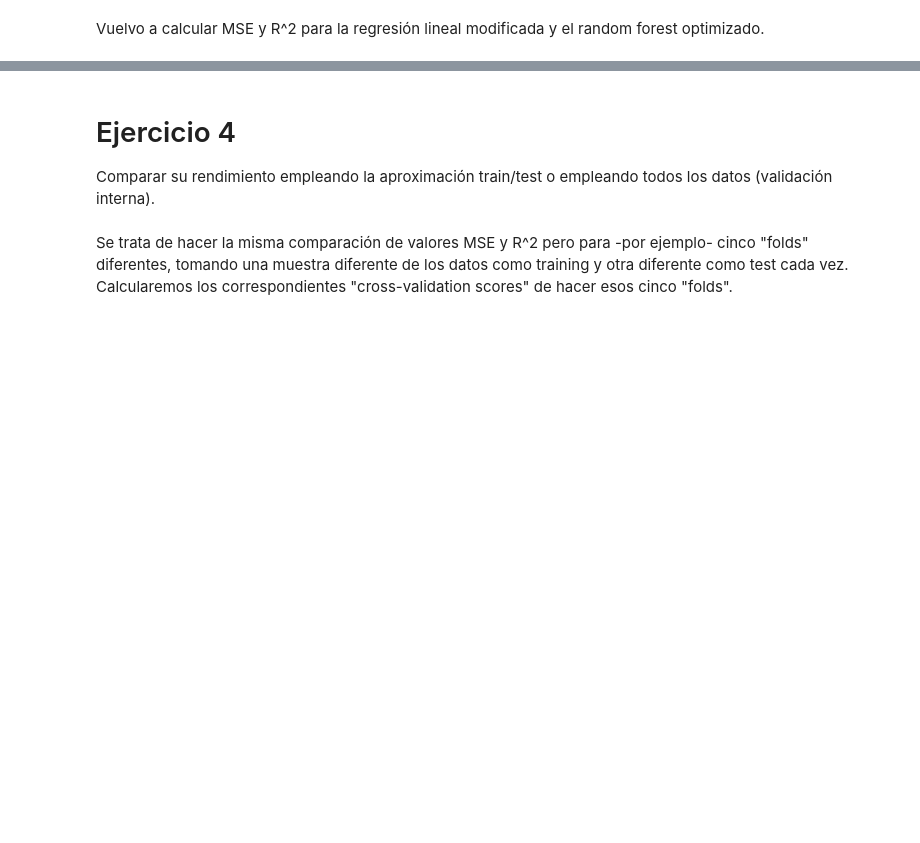
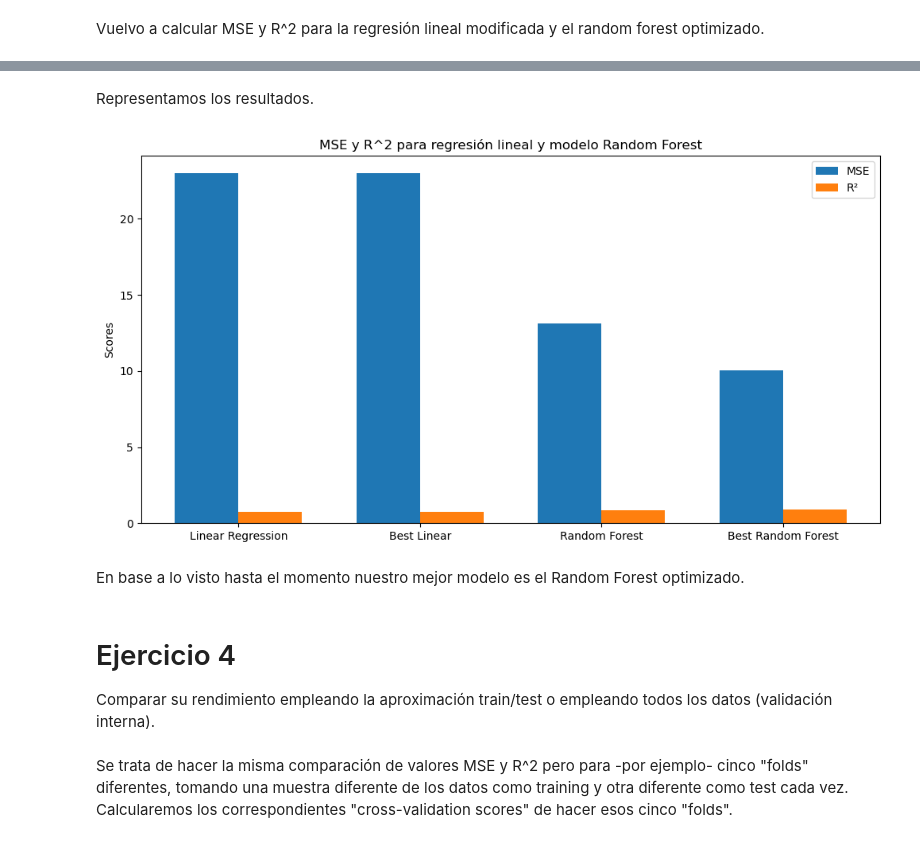
Before and after one commit to karel10/ML_regressions, a Jupyter notebook: Tarea M6 T01.ipynb, the cells around one changed output, grey strips where cells are left out. Cells and saved outputs as stored; diff of their text form; code cells hidden in the pictures; blank space fills up the shorter version.

```diff
--- a/Tarea M6 T01.ipynb
+++ b/Tarea M6 T01.ipynb
@@ -750,14 +754,14 @@ Y_pred_rf_opt = regresion_rf_opt.predict(X_test)
 Vuelvo a calcular MSE y R^2 para la regresión lineal modificada y el random forest optimizado.
 # %%
 print(X_train.columns)
-print('Coefficients:', regresion_lineal_alt.coef_)
-print('Intercept:', regresion_lineal_alt.intercept_)
+print('Coefficients:', best_linear.coef_)
+print('Intercept:', best_linear.intercept_)
 
 # MSE
-mse_lineal_alt = mean_squared_error(Y_test, Y_pred_lineal_alt)
-print('MSE = '+str(mse_lineal_alt))
+mse_best_linear = mean_squared_error(Y_test, Y_best_linear)
+print('MSE = '+str(mse_lineal))
 # R^2
-r2_lineal_alt = r2_score(Y_test, Y_pred_lineal_alt)
-print('R^2 = ' + str(r2_lineal_alt))
+r2_best_linear = r2_score(Y_test, Y_best_linear)
+print('R^2 = ' + str(r2_lineal))
 # %% [output]
 Index(['CRIM', 'ZN', 'INDUS', 'CHAS', 'NOX', 'RM', 'AGE', 'DIS', 'TAX',
@@ -775,12 +781,12 @@ R^2 = 0.6588700564063026
 # %%
 print(X_train.columns)
-print('Feature Importances:', regresion_rf_opt.feature_importances_)  # Nos da la importancia relativa o "peso" de cada "feature" en la predicción.
+print('Feature Importances:', best_rf.feature_importances_)  # Nos da la importancia relativa o "peso" de cada "feature" en la predicción.
 
 # Mean squared error (MSE):
-mse_rf_opt = mean_squared_error(Y_test, Y_pred_rf_opt)
-print('MSE = '+str(mse_rf_opt))
+mse_best_rf = mean_squared_error(Y_test, Y_pred_best_rf)
+print('MSE = '+str(mse_best_rf))
 # R^2
-r2_rf_opt = r2_score(Y_test, Y_pred_rf_opt)
-print('R^2 = ' + str(r2_rf_opt))
+r2_best_rf = r2_score(Y_test, Y_pred_best_rf)
+print('R^2 = ' + str(r2_best_rf))
 # %% [output]
 Index(['CRIM', 'ZN', 'INDUS', 'CHAS', 'NOX', 'RM', 'AGE', 'DIS', 'TAX',
@@ -827,3 +810,31 @@ Sí vemos mejora en el modelo Random Forest optimizado, ya que R^2 se incrementa
+# %% [markdown]
+Representamos los resultados.
+# %%
+# Updated Metrics
+valores_mse = [mse_lineal, mse_best_linear , mse_rf, mse_best_rf]  # Mean Squared Error values
+valores_r2 = [r2_lineal, r2_best_linear, r2_rf, r2_best_rf]  # R-squared values
+titulos = ['Linear Regression', "Best Linear", 'Random Forest', 'Best Random Forest']
+
+# X locations for the groups
+x = np.arange(len(titulos))
+width = 0.35  # Width of the bars
+
+fig, ax = plt.subplots(figsize=(12, 6))
+rects1 = ax.bar(x - width/2, valores_mse, width, label='MSE')
+rects2 = ax.bar(x + width/2, valores_r2, width, label='R²')
+
+# Add some text for labels, title, and custom x-axis tick labels
+ax.set_ylabel('Scores')
+ax.set_title('MSE y R^2 para regresión lineal y modelo Random Forest')
+ax.set_xticks(x)
+ax.set_xticklabels(titulos)
+ax.legend()
+
+plt.show()
+# %% [output]
+[figure, added]
+# %% [markdown]
+En base a lo visto hasta el momento nuestro mejor modelo es el Random Forest optimizado.
 # %% [markdown]
 # Ejercicio 4
 
```
Also changed, not shown: parts of 126 cells of this notebook.
